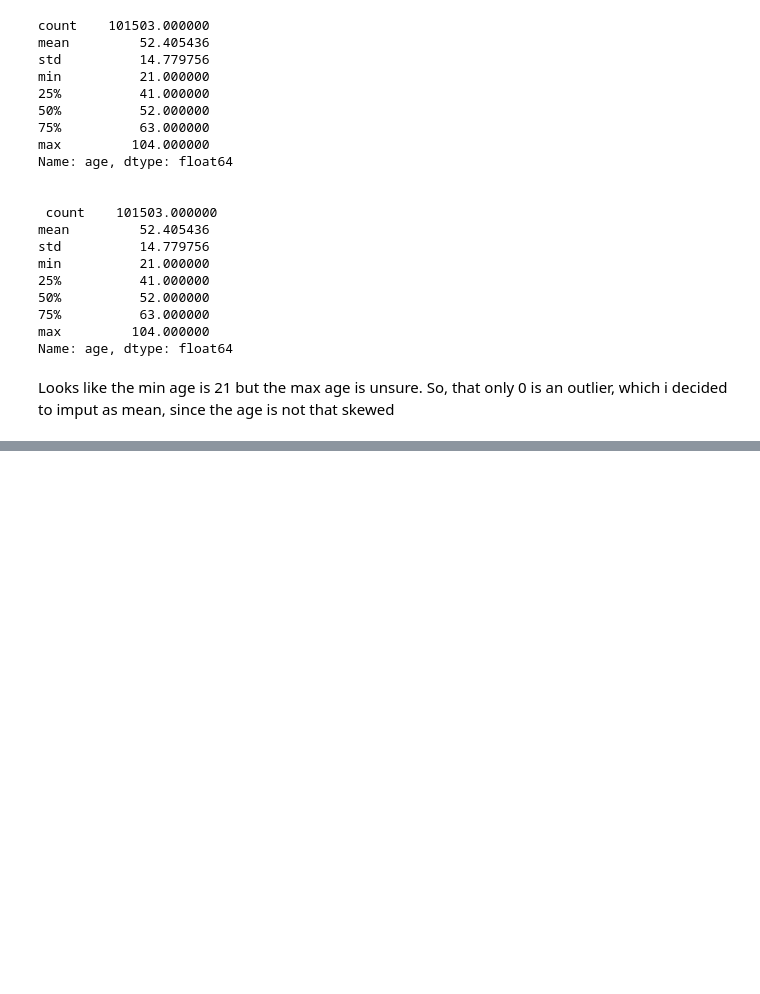
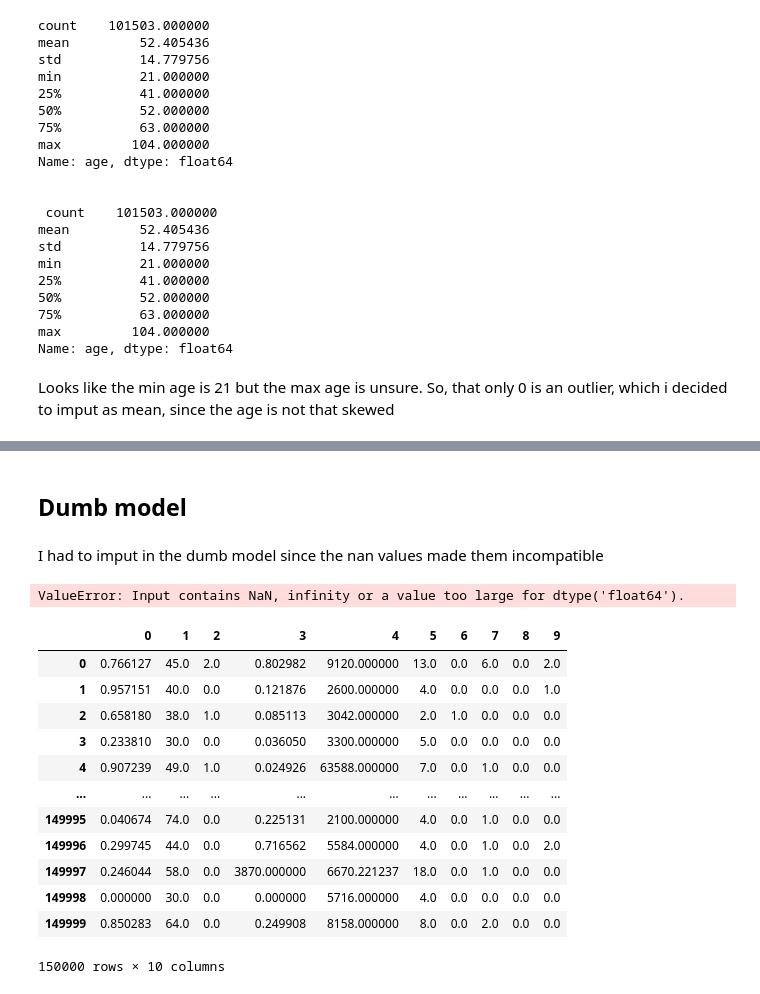
Before and after one commit to guilhermeRaibolt/kaggle_credit, a Jupyter notebook: Kaggle_credit.ipynb, the cells around one changed output, grey strips where cells are left out. Saved outputs shown, nothing was run; the diff lists cells and outputs as text; code cells hidden in the pictures; blank space fills up the shorter version.

```diff
--- a/Kaggle_credit.ipynb
+++ b/Kaggle_credit.ipynb
@@ -218,0 +231,31 @@ train.loc[train['age'] == 0,'age'] = train['age'].mean()
+# %% [markdown]
+## Dumb model
+# %% [markdown]
+I had to imput in the dumb model since the nan values made them incompatible
+# %%
+from sklearn.impute import SimpleImputer
+from sklearn.dummy import DummyClassifier
+from sklearn.metrics import accuracy_score
+import pandas as pd
+
+imputation_methods = ['mean', 'median', 'most_frequent']
+missing_columns = train[feature_columns].columns[train[feature_columns].isnull().any()]
+
+for method in imputation_methods:
+    imputer = SimpleImputer(strategy=method)
+
+    train_imputed = pd.DataFrame(imputer.fit_transform(train[feature_columns]), columns=feature_columns)
+    test_imputed = pd.DataFrame(imputer.transform(test[feature_columns]), columns=feature_columns)
+
+    y_train = train[target_column]
+    y_test = test[target_column]
+
+    dumb_model = DummyClassifier(strategy="most_frequent")
+    dumb_model.fit(train_imputed, y_train)
+
+    dumb_predictions = dumb_model.predict(test_imputed)
+
+    dumb_accuracy = accuracy_score(y_test, dumb_predictions)
+    print(f"Dummy Model Accuracy using {method} imputation:", dumb_accuracy)
+# %% [output]
+ValueError: Input contains NaN, infinity or a value too large for dtype('float64').
@@ -218,0 +270,16 @@ train.loc[train['age'] == 0,'age'] = train['age'].mean()
+# %%
+df_imputed
+# %% [output]
+|  | 0 | 1 | 2 | 3 | 4 | 5 | 6 | 7 | 8 | 9 |
+| 0 | 0.766127 | 45.0 | 2.0 | 0.802982 | 9120.000000 | 13.0 | 0.0 | 6.0 | 0.0 | 2.0 |
+| 1 | 0.957151 | 40.0 | 0.0 | 0.121876 | 2600.000000 | 4.0 | 0.0 | 0.0 | 0.0 | 1.0 |
+| 2 | 0.658180 | 38.0 | 1.0 | 0.085113 | 3042.000000 | 2.0 | 1.0 | 0.0 | 0.0 | 0.0 |
+| 3 | 0.233810 | 30.0 | 0.0 | 0.036050 | 3300.000000 | 5.0 | 0.0 | 0.0 | 0.0 | 0.0 |
+| 4 | 0.907239 | 49.0 | 1.0 | 0.024926 | 63588.000000 | 7.0 | 0.0 | 1.0 | 0.0 | 0.0 |
+| ... | ... | ... | ... | ... | ... | ... | ... | ... | ... | ... |
+| 149995 | 0.040674 | 74.0 | 0.0 | 0.225131 | 2100.000000 | 4.0 | 0.0 | 1.0 | 0.0 | 0.0 |
+| 149996 | 0.299745 | 44.0 | 0.0 | 0.716562 | 5584.000000 | 4.0 | 0.0 | 1.0 | 0.0 | 2.0 |
+| 149997 | 0.246044 | 58.0 | 0.0 | 3870.000000 | 6670.221237 | 18.0 | 0.0 | 1.0 | 0.0 | 0.0 |
+| 149998 | 0.000000 | 30.0 | 0.0 | 0.000000 | 5716.000000 | 4.0 | 0.0 | 0.0 | 0.0 | 0.0 |
+| 149999 | 0.850283 | 64.0 | 0.0 | 0.249908 | 8158.000000 | 8.0 | 0.0 | 2.0 | 0.0 | 0.0 |
+150000 rows × 10 columns
```
Also changed, not shown: parts of 22 cells of this notebook, 1 other file.
